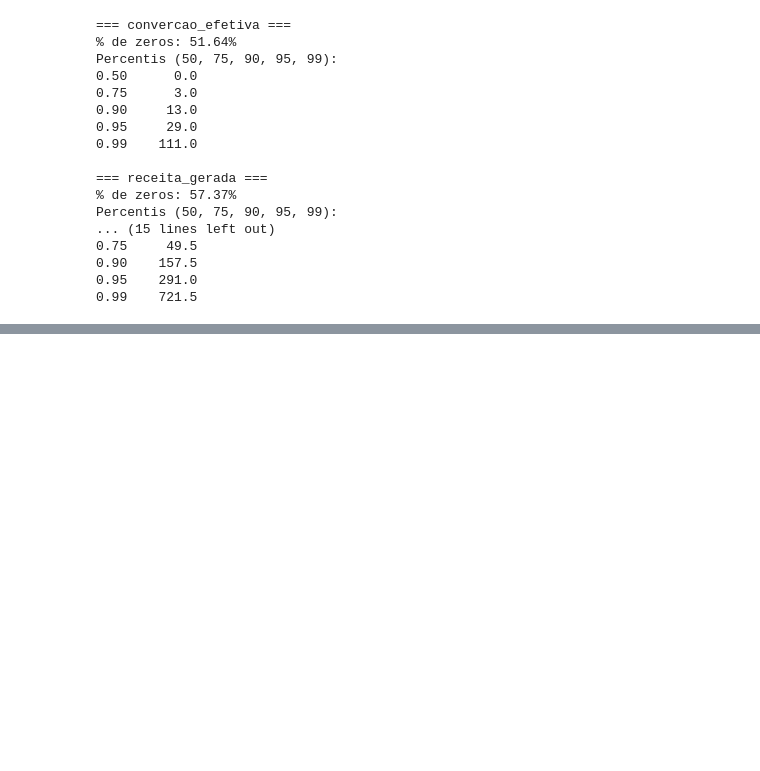
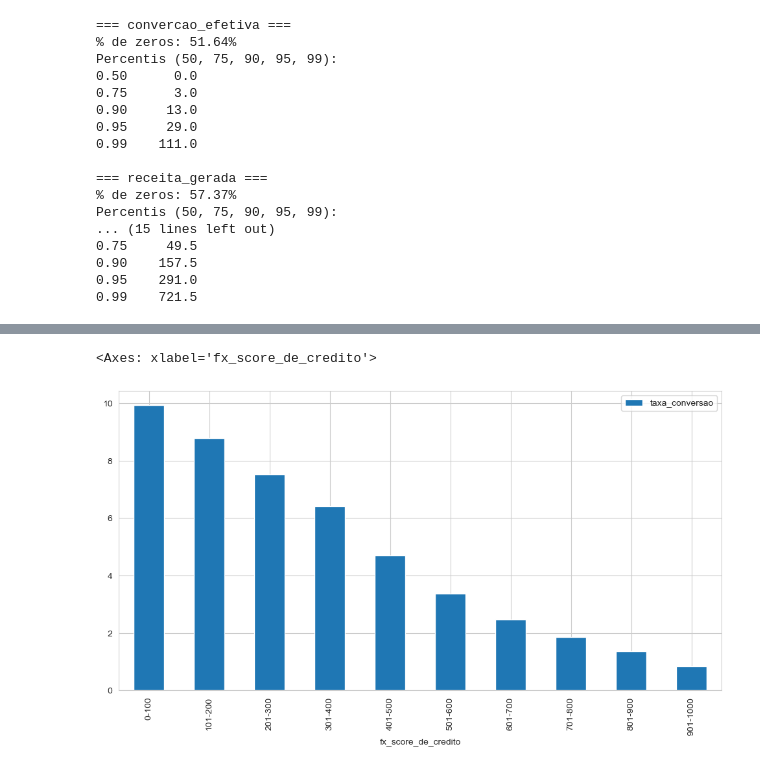
Before and after one commit to eduardozanutti/serasa-credito-analytics-case, a Jupyter notebook: notebooks/01_eda_exploratorio.ipynb, the cells around one changed output, grey strips where cells are left out. Drawn from its saved outputs; the diff is of its cells as text; code cells hidden in the pictures; blank space fills up the shorter version.

```diff
--- a/notebooks/01_eda_exploratorio.ipynb
+++ b/notebooks/01_eda_exploratorio.ipynb
@@ -725,0 +998,5 @@ Percentis (50, 75, 90, 95, 99):
+# %%
+df_r3_score.plot(x='fx_score_de_credito', y='taxa_conversao', kind='bar')
+# %% [output]
+<Axes: xlabel='fx_score_de_credito'>
+[figure, added]
```
Also changed, not shown: parts of 31 cells of this notebook, 13 other files.
